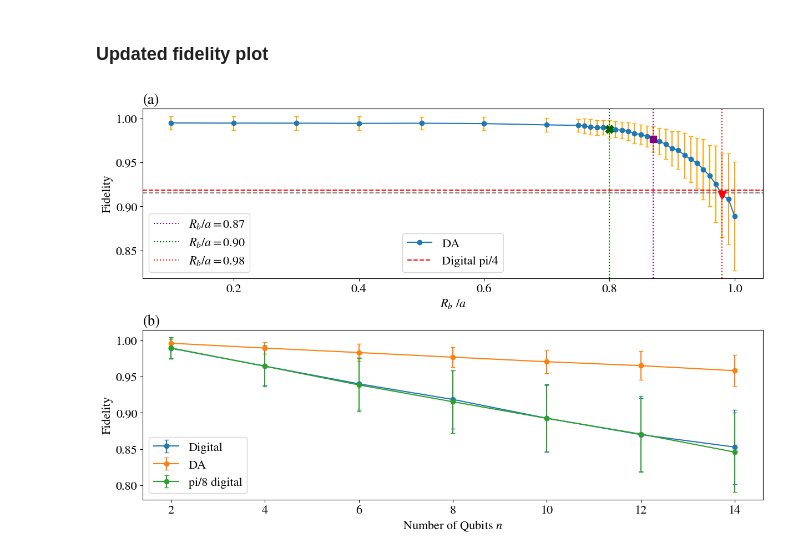
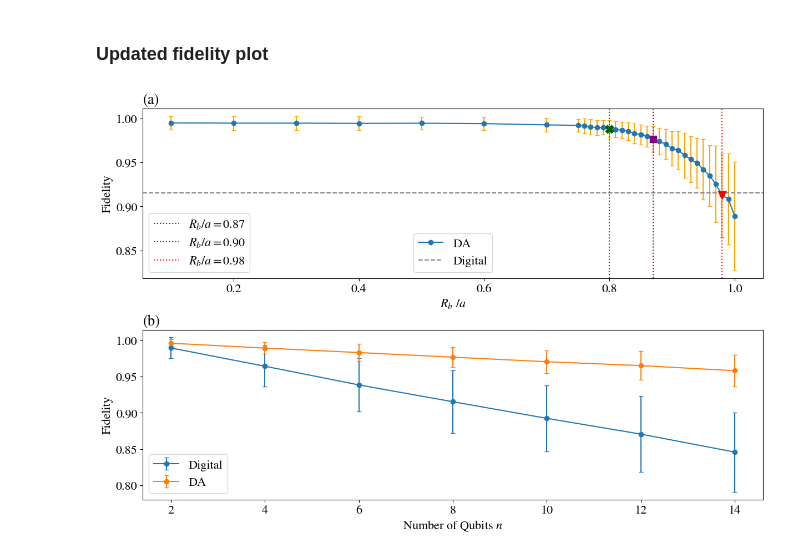
Before and after one commit to jz-lu/daqml, a Jupyter notebook: Data/MNIST_data/figures.ipynb, the cells around one changed output. Saved outputs shown, nothing was run; the diff lists cells and outputs as text; code cells hidden in the pictures.

```diff
--- a/Data/MNIST_data/figures.ipynb
+++ b/Data/MNIST_data/figures.ipynb
@@ -92,7 +93,7 @@ plt.show()
 # %% [markdown]
 # Digital Noiseless vs Noisy
 # %%
-cnot_noisy= np.load("./digital_comparison/avg_classfication_data_cnot_12.npz")["arr_0.npy"]
+cnot_noisy= np.load("./parameterized_digital_data/pi8noisy/avg_classfication_data_noisy_12_theta_0.39269908169872414.npz")["arr_0.npy"]
 cnot_noiseless = np.load("./digital_comparison/avg_classfication_data_cnot_noiseless_12.npz")["arr_0.npy"]
 # %%
 # digital all digits
@@ -317,10 +137,10 @@ plt.show()
 # CNOT comparison on 1 vs 9
 # %%
 cnot_noiseless_1v9 = np.load("./CNOT_comparison_1v9/avg_classfication_data_cnot_noiseless_1v9.npz")["arr_0.npy"]
-cnot_noisy_1v9 = np.load("./CNOT_comparison_1v9/avg_classfication_data_cnot_noisy.npz")["arr_0.npy"]
+cnot_noisy_1v9 = np.load("./CNOT_comparison_1v9/avg_classfication_data_1v9_20.npz")["arr_0.npy"]
 
 cnot_std_noiseless = np.load("./CNOT_comparison_1v9/std_dev_cnot_noiseless.npz")["arr_0.npy"]
-cnot_std_noisy = np.load("./CNOT_comparison_1v9/std_dev_cnot_noisy.npz")["arr_0.npy"]
+cnot_std_noisy = np.load("./CNOT_comparison_1v9/std_dev_1v9_20.npz")["arr_0.npy"]
 depths, dstep = np.linspace(2, 20, num=10, dtype=int, retstep=True)
 # %%
 label_size = 18
@@ -487,9 +310,13 @@ for theta, data in data_dict.items():
     res.append([theta, mean_acc, sd])
 
 data_df = pd.DataFrame(res, columns=["theta", "mean_accuracy", "std_over_digits"])
+data_df["theta"] = data_df["theta"].astype(float)
+
 data_df = data_df.sort_values(by="theta")
 
 noisy_res = []
+
+noisy_data_dict["0.39269908169872414"] = np.load("./parameterized_digital_data/pi8noisy/avg_classfication_data_noisy_16_theta_0.39269908169872414.npz")["arr_0"]
 
 for theta, data in noisy_data_dict.items():
     sd = data[data != 0].std()
@@ -497,15 +324,15 @@ for theta, data in noisy_data_dict.items():
     noisy_res.append([theta, mean_acc, sd])
 
 noisy_data_df = pd.DataFrame(noisy_res, columns=["theta", "mean_accuracy", "std_over_digits"])
+noisy_data_df["theta"] = noisy_data_df["theta"].astype(float)
 noisy_data_df = noisy_data_df.sort_values(by="theta")
 
 font = {'family' : 'normal',
-        'size'   : 13}
+        'size'   : 16}
 
 matplotlib.rc('font', **font)
 
-label_size = 12
-
+label_size = 16
 matplotlib.rcParams.update({'font.size': label_size})
 matplotlib.rcParams['xtick.labelsize'] = label_size
 matplotlib.rcParams['ytick.labelsize'] = label_size
@@ -513,14 +340,19 @@ matplotlib.rcParams['ytick.labelsize'] = label_size
 matplotlib.rcParams['mathtext.fontset'] = 'stix'
 matplotlib.rcParams['font.family'] = 'STIXGeneral'
 
-_ , _ , nl_bars = plt.errorbar(data_df["theta"], data_df["mean_accuracy"], data_df["std_over_digits"], capsize=5, marker='o', label="noiseless")
-_, _, ny = plt.errorbar(noisy_data_df["theta"], noisy_data_df["mean_accuracy"], noisy_data_df["std_over_digits"], capsize=5, marker='o', label="noisy")
+_, _, ny = plt.errorbar(noisy_data_df["theta"], noisy_data_df["mean_accuracy"], noisy_data_df["std_over_digits"], capsize=5, marker='o', label="Noisy")
+_ , _ , nl_bars = plt.errorbar(data_df["theta"], data_df["mean_accuracy"], data_df["std_over_digits"], capsize=5, marker='o', label="Noiseless")
+
 [bar.set_alpha(0.5) for bar in nl_bars]
 [bar.set_alpha(0.5) for bar in ny]
 
-plt.title("Parameterized Digital Accuracy using depth 16")
+plt.axvline(x=math.pi/8, color="red", linestyle='--', alpha=0.5, label=r'$\theta = \frac{\pi}{8}$')
+
+plt.title(r"Parameterized Digital Accuracy using $\ell=16$")
 plt.ylabel("Average Accuracy")
 plt.xlabel(r"Parameter $\theta$")
-plt.xticks(data_df["theta"], labels=["0", r'$\frac{\pi}{36}$', r'$\frac{\pi}{18}$', r'$\frac{\pi}{12}$', r'$\frac{\pi}{9}$', r'$\frac{5\pi}{36}$', r'$\frac{\pi}{6}$', r'$\frac{7\pi}{36}$', r'$\frac{2\pi}{9}$', r'$\frac{\pi}{4}$'])
+plt.xticks(noisy_data_df["theta"], labels=["0", r'$\frac{\pi}{36}$', r'$\frac{\pi}{18}$', r'$\frac{\pi}{12}$', r'$\frac{\pi}{9}$', r'$\frac{\pi}{8}$', r'$\frac{5\pi}{36}$', r'$\frac{\pi}{6}$', r'$\frac{7\pi}{36}$', r'$\frac{2\pi}{9}$', r'$\frac{\pi}{4}$'])
 plt.legend()
+
+plt.savefig("pdigital_depth_16.png", dpi=600, bbox_inches="tight")
 # %% [output]
@@ -675,37 +509,37 @@ for label, ax in axs.items():
         line98 = ax.axvline(x=0.98, color="red", label="$R_b/a = 0.98$", linestyle=':')
 
         ax.scatter(0.80, rba_fidelities[rbas.index(0.80)], marker="X", zorder=2.5, color="darkgreen", s=110)
         line80 = ax.axvline(x=0.80, color="darkgreen", label="$R_b/a = 0.90$", linestyle=':')
 
-        line_cnot = ax.axhline(y=p8_fids[3], color='gray', linestyle='--', label="Digital pi/8")
-        line_cnot = ax.axhline(y=cnot_fids[3], color='red', linestyle='--', label="Digital pi/4")
+        line_cnot = ax.axhline(y=p8_fids[3], color='gray', linestyle='--', label="Digital")
+        # line_cnot = ax.axhline(y=cnot_fids[3], color='red', linestyle='--', label="Digital pi/4")
 
         leg1 = ax.legend(handles=[line87, line80, line98], loc='lower left', frameon=True)
         ax.add_artist(leg1)
 
         ax.set_xlabel("$R_b~/a$")
         ax.set_ylabel("Fidelity")
         # plt.title("Fidelity Using Different Rb/a Values")
 
         ax.legend(handles=[line_f, line_cnot], loc='lower center', frameon=True)
 
     if label == "(b)":
-        (_, caps, _) = plt.errorbar(num_qubits, cnot_fids, yerr=cnot_std,linestyle='-', marker='o', capsize=3, label="Digital")
+        (_, caps, _) = plt.errorbar(num_qubits, p8_fids, yerr=p8_std,linestyle='-', marker='o', capsize=3, label="Digital")
         for cap in caps:
             cap.set_markeredgewidth(1)
         (_, caps, _) = plt.errorbar(num_qubits, ryd_fids, yerr=ryd_std,linestyle='-', marker='o', capsize=3,  label="DA")
         for cap in caps:
             cap.set_markeredgewidth(1)
-        (_, caps, _) = plt.errorbar(num_qubits, p8_fids, yerr=p8_std,linestyle='-', marker='o', capsize=3, label="pi/8 digital")
-        for cap in caps:
-            cap.set_markeredgewidth(1)
+        # (_, caps, _) = plt.errorbar(num_qubits, p8_fids, yerr=p8_std,linestyle='-', marker='o', capsize=3, label="pi/8 digital")
+        # for cap in caps:
+        #     cap.set_markeredgewidth(1)
 
         ax.legend()
         ax.set_xlabel("Number of Qubits $n$")
         ax.set_ylabel("Fidelity")
 
 
 plt.savefig("./composite_fid_updated.png")
 plt.show()
 # %% [output]
-[figure, old version]
+[figure, new version]
```
Also changed, not shown: parts of 16 cells of this notebook, 8 other files.
